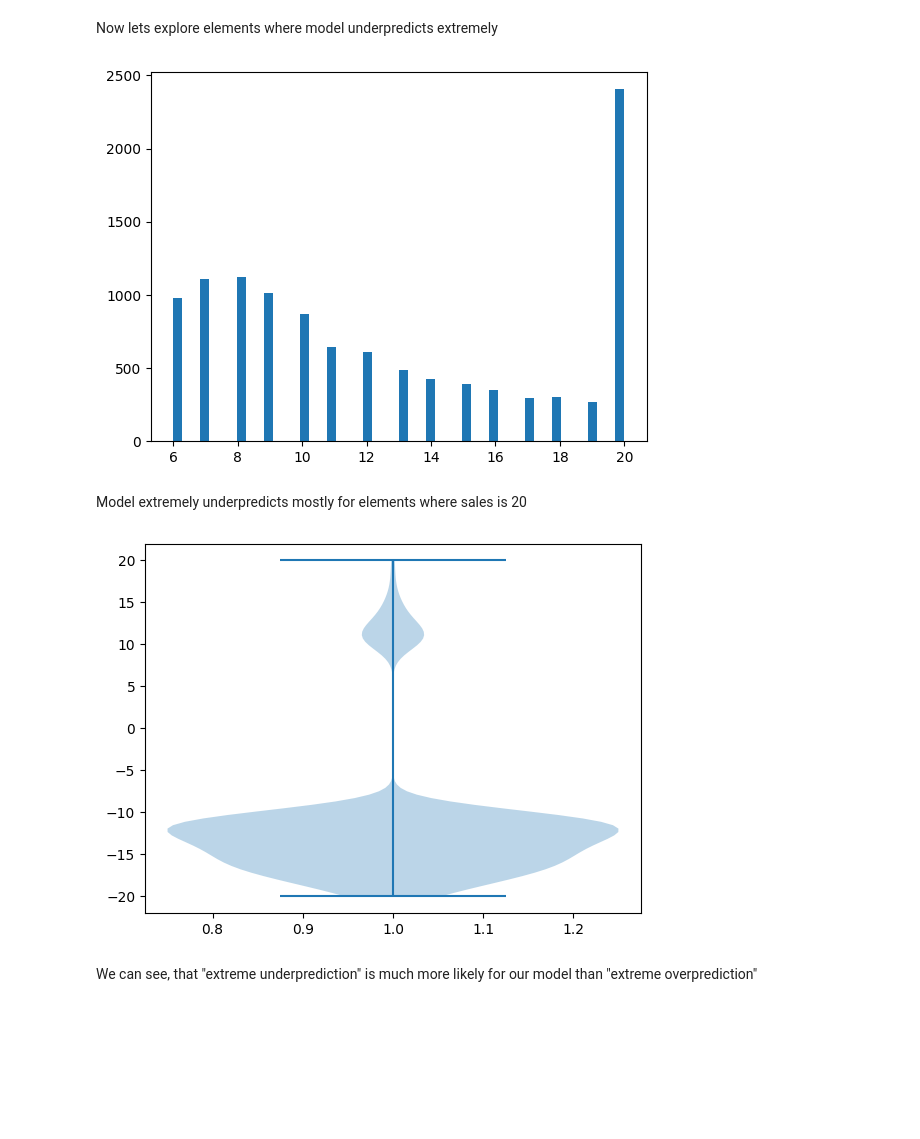
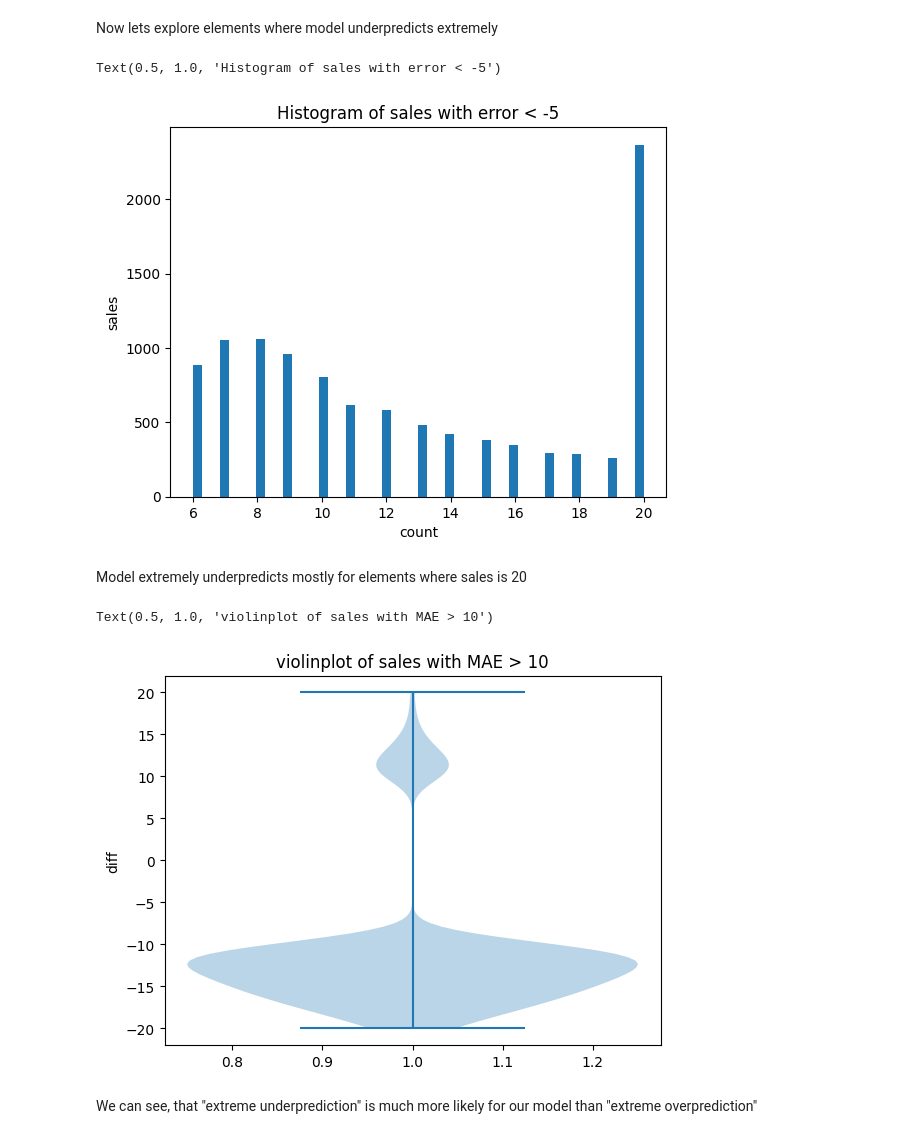
Before and after one commit to valera2444/FutureSalesPrediction, a Jupyter notebook: error_analysis_and_interpret/Error_analysis.ipynb, the cells around one changed output. Cells and saved outputs as stored; diff of their text form; code cells hidden in the pictures; blank space fills up the shorter version.

```diff
--- a/error_analysis_and_interpret/Error_analysis.ipynb
+++ b/error_analysis_and_interpret/Error_analysis.ipynb
@@ -256,15 +252,23 @@ Now lets explore elements where model underpredicts extremely
 # %%
 df_large_errors = df.query('diff < -5')
 plt.hist(df_large_errors.sales,bins=50);
+plt.xlabel('count')
+plt.ylabel('sales')
+plt.title('Histogram of sales with error < -5')
 # %% [output]
+Text(0.5, 1.0, 'Histogram of sales with error < -5')
-[figure, old version]
+[figure, new version]
 # %% [markdown]
 Model extremely  underpredicts mostly for elements where sales is 20
 # %%
 df_large_errors = df.query('mae_errors > 10')
 plt.violinplot(df_large_errors['diff']);
+
+plt.ylabel('diff')
+plt.title('violinplot of sales with MAE > 10')
 # %% [output]
+Text(0.5, 1.0, 'violinplot of sales with MAE > 10')
-[figure, old version]
+[figure, new version]
 # %% [markdown]
 
 We can see, that "extreme underprediction" is much more likely for our model than "extreme overprediction"
```
Also changed, not shown: parts of 16 cells of this notebook, 1 other file.
